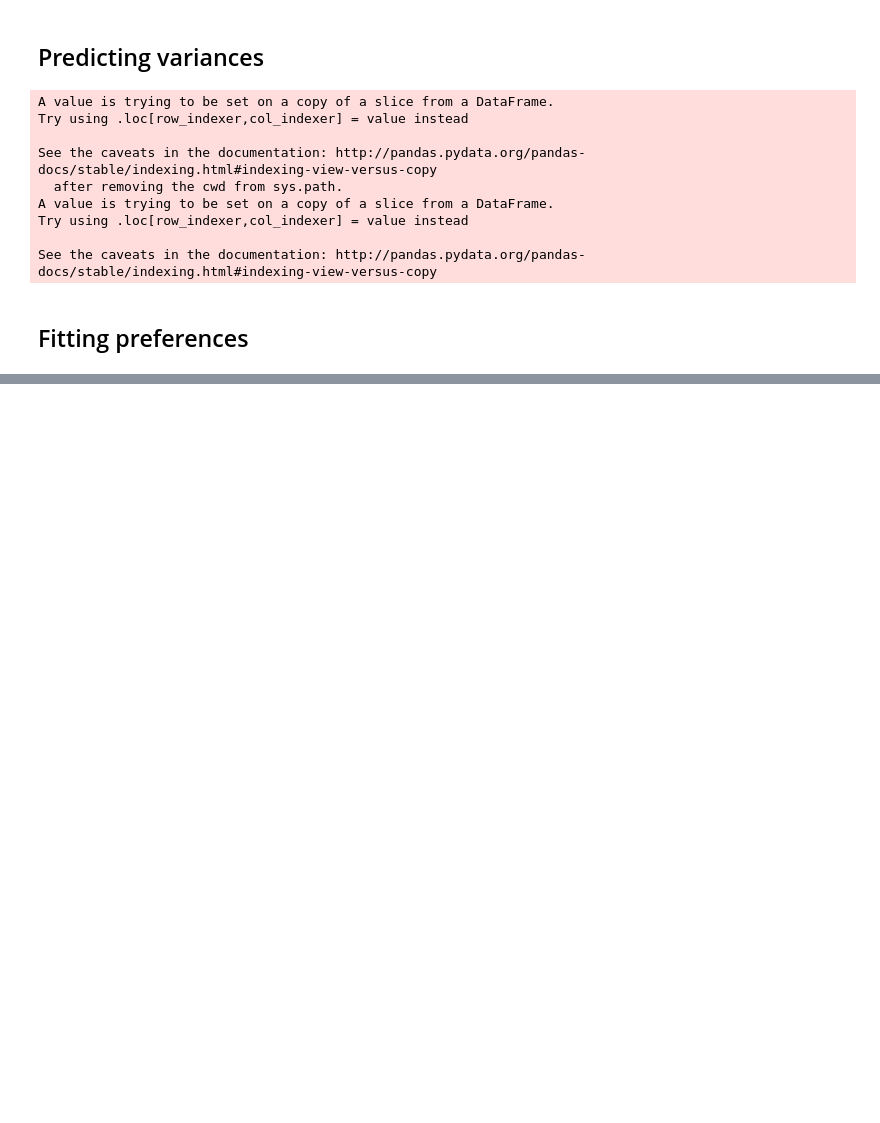
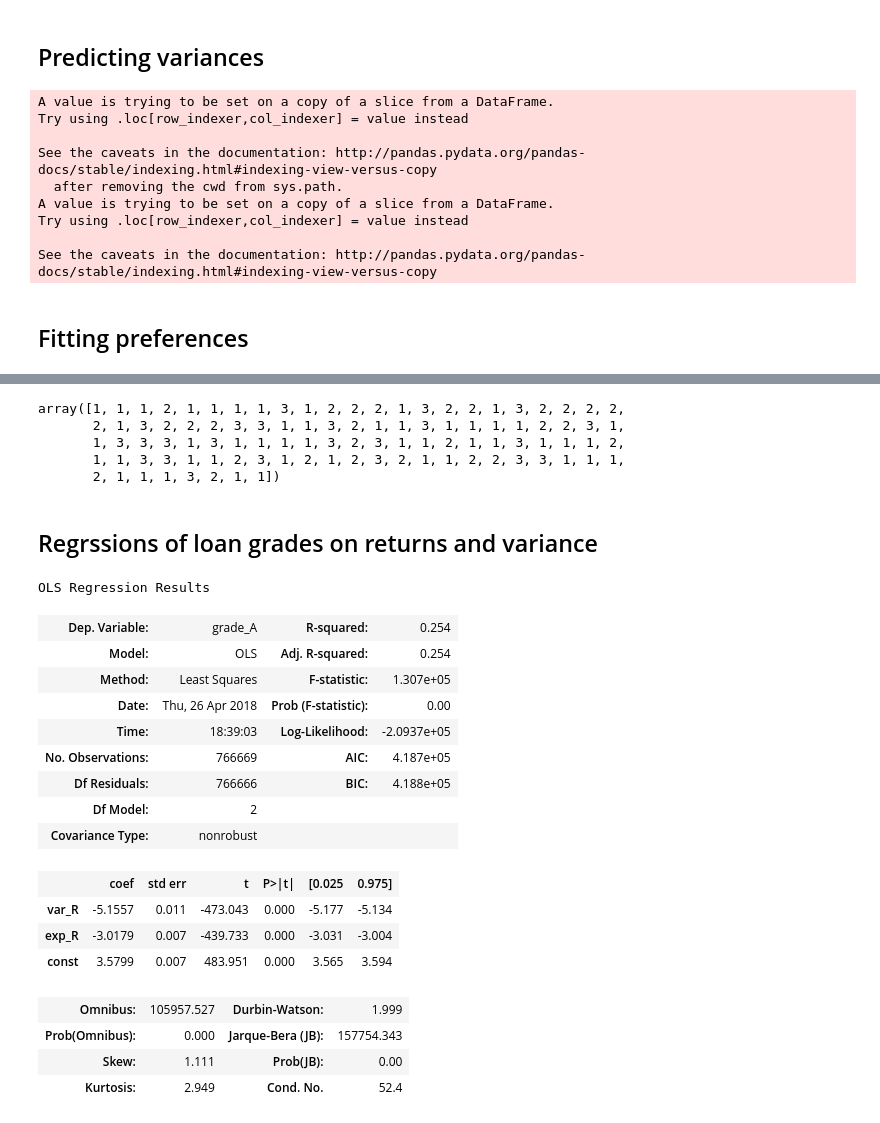
Before and after one commit to arielgoldszmidt/lenders, a Jupyter notebook: project.ipynb, the cells around one changed output, grey strips where cells are left out. Drawn from its saved outputs; the diff is of its cells as text; code cells hidden in the pictures; blank space fills up the shorter version.

Commit message:
Add regressions of loan grade on expected return and variance

```diff
--- a/project.ipynb
+++ b/project.ipynb
@@ -345,0 +370,31 @@ guess[4,:]
+# %%
+assignments[100:200]
+# %% [output]
+array([1, 1, 1, 2, 1, 1, 1, 1, 3, 1, 2, 2, 2, 1, 3, 2, 2, 1, 3, 2, 2, 2, 2,
+       2, 1, 3, 2, 2, 2, 3, 3, 1, 1, 3, 2, 1, 1, 3, 1, 1, 1, 1, 2, 2, 3, 1,
+       1, 3, 3, 3, 1, 3, 1, 1, 1, 1, 3, 2, 3, 1, 1, 2, 1, 1, 3, 1, 1, 1, 2,
+       1, 1, 3, 3, 1, 1, 2, 3, 1, 2, 1, 2, 3, 2, 1, 1, 2, 2, 3, 3, 1, 1, 1,
+       2, 1, 1, 1, 3, 2, 1, 1])
+# %% [markdown]
+## Regrssions of loan grades on returns and variance
+# %%
+sm.OLS(grades["grade_A"], risk_factors[["var_R", "exp_R", "const"]]).fit().summary()
+# %% [output]
+OLS Regression Results
+| Dep. Variable: | grade_A | R-squared: | 0.254 |
+| Model: | OLS | Adj. R-squared: | 0.254 |
+| Method: | Least Squares | F-statistic: | 1.307e+05 |
+| Date: | Thu, 26 Apr 2018 | Prob (F-statistic): | 0.00 |
+| Time: | 18:39:03 | Log-Likelihood: | -2.0937e+05 |
+| No. Observations: | 766669 | AIC: | 4.187e+05 |
+| Df Residuals: | 766666 | BIC: | 4.188e+05 |
+| Df Model: | 2 |  |  |
+| Covariance Type: | nonrobust |  |  |
+|  | coef | std err | t | P>|t| | [0.025 | 0.975] |
+| var_R | -5.1557 | 0.011 | -473.043 | 0.000 | -5.177 | -5.134 |
+| exp_R | -3.0179 | 0.007 | -439.733 | 0.000 | -3.031 | -3.004 |
+| const | 3.5799 | 0.007 | 483.951 | 0.000 | 3.565 | 3.594 |
+| Omnibus: | 105957.527 | Durbin-Watson: | 1.999 |
+| Prob(Omnibus): | 0.000 | Jarque-Bera (JB): | 157754.343 |
+| Skew: | 1.111 | Prob(JB): | 0.00 |
+| Kurtosis: | 2.949 | Cond. No. | 52.4 |
```
Also changed, not shown: parts of 6 cells of this notebook.
